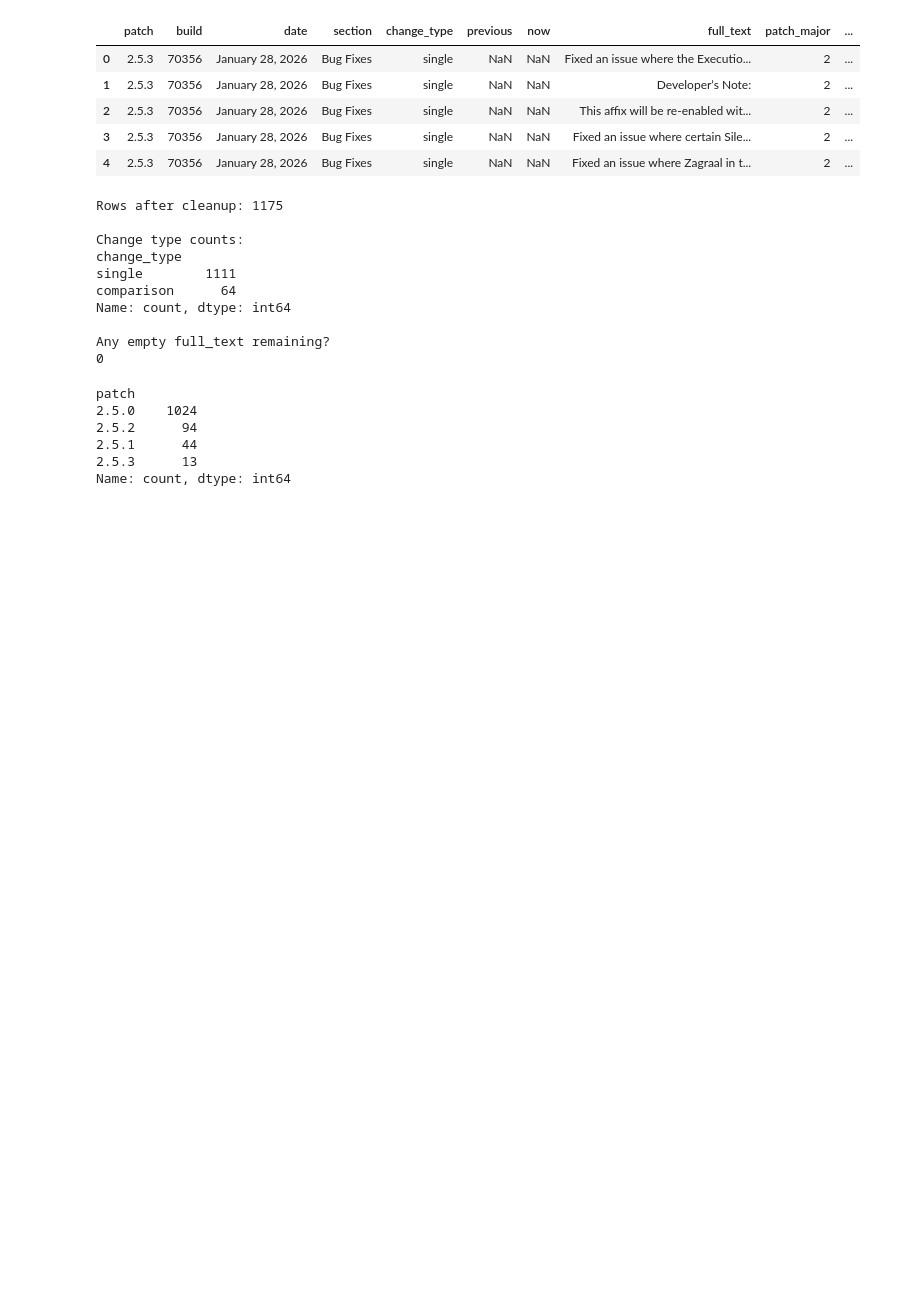
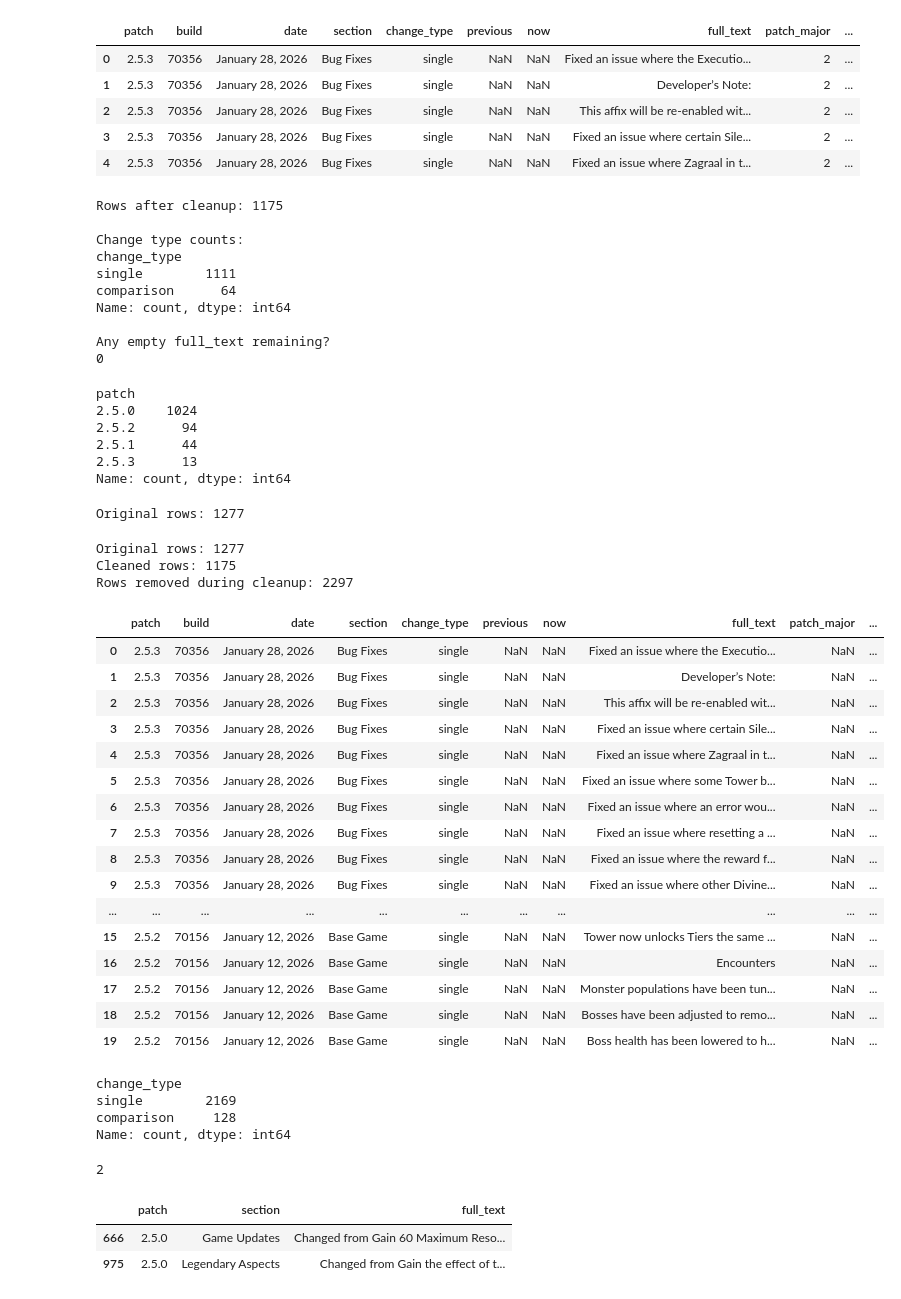
Before and after one commit to AlexToon55/H519-GroupProject, a Jupyter notebook: Brian's Work/parse_patch_notes.ipynb, the cells around one changed output. Drawn from its saved outputs; the diff is of its cells as text; code cells hidden in the pictures; blank space fills up the shorter version.

```diff
--- a/Brian's Work/parse_patch_notes.ipynb
+++ b/Brian's Work/parse_patch_notes.ipynb
@@ -290,3 +290,74 @@ patch
 2.5.1      44
 2.5.3      13
 Name: count, dtype: int64
+# %%
+# ---------------------------------------
+# DIAGNOSTIC — Recreate Original Parsed DF
+# ---------------------------------------
+
+df_original = parse_patch_notes(input_file)
+
+print("Original rows:", len(df_original))
+# %% [output]
+Original rows: 1277
+# %%
+# ---------------------------------------
+# DIAGNOSTIC — Compare Removed Rows
+# ---------------------------------------
+
+print("Original rows:", len(df_original))
+print("Cleaned rows:", len(df))
+
+# Find rows that existed originally but are missing now
+removed_rows = pd.concat([df_original, df]).drop_duplicates(keep=False)
+
+print("Rows removed during cleanup:", len(removed_rows))
+# %% [output]
+Original rows: 1277
+Cleaned rows: 1175
+Rows removed during cleanup: 2297
+# %%
+removed_rows.head(20)
+# %% [output]
+|  | patch | build | date | section | change_type | previous | now | full_text | patch_major | ... |
+| 0 | 2.5.3 | 70356 | January 28, 2026 | Bug Fixes | single | NaN | NaN | Fixed an issue where the Executio... | NaN | ... |
+| 1 | 2.5.3 | 70356 | January 28, 2026 | Bug Fixes | single | NaN | NaN | Developer’s Note: | NaN | ... |
+| 2 | 2.5.3 | 70356 | January 28, 2026 | Bug Fixes | single | NaN | NaN | This affix will be re-enabled wit... | NaN | ... |
+| 3 | 2.5.3 | 70356 | January 28, 2026 | Bug Fixes | single | NaN | NaN | Fixed an issue where certain Sile... | NaN | ... |
+| 4 | 2.5.3 | 70356 | January 28, 2026 | Bug Fixes | single | NaN | NaN | Fixed an issue where Zagraal in t... | NaN | ... |
+| 5 | 2.5.3 | 70356 | January 28, 2026 | Bug Fixes | single | NaN | NaN | Fixed an issue where some Tower b... | NaN | ... |
+| 6 | 2.5.3 | 70356 | January 28, 2026 | Bug Fixes | single | NaN | NaN | Fixed an issue where an error wou... | NaN | ... |
+| 7 | 2.5.3 | 70356 | January 28, 2026 | Bug Fixes | single | NaN | NaN | Fixed an issue where resetting a ... | NaN | ... |
+| 8 | 2.5.3 | 70356 | January 28, 2026 | Bug Fixes | single | NaN | NaN | Fixed an issue where the reward f... | NaN | ... |
+| 9 | 2.5.3 | 70356 | January 28, 2026 | Bug Fixes | single | NaN | NaN | Fixed an issue where other Divine... | NaN | ... |
+| ... | ... | ... | ... | ... | ... | ... | ... | ... | ... | ... |
+| 15 | 2.5.2 | 70156 | January 12, 2026 | Base Game | single | NaN | NaN | Tower now unlocks Tiers the same ... | NaN | ... |
+| 16 | 2.5.2 | 70156 | January 12, 2026 | Base Game | single | NaN | NaN | Encounters | NaN | ... |
+| 17 | 2.5.2 | 70156 | January 12, 2026 | Base Game | single | NaN | NaN | Monster populations have been tun... | NaN | ... |
+| 18 | 2.5.2 | 70156 | January 12, 2026 | Base Game | single | NaN | NaN | Bosses have been adjusted to remo... | NaN | ... |
+| 19 | 2.5.2 | 70156 | January 12, 2026 | Base Game | single | NaN | NaN | Boss health has been lowered to h... | NaN | ... |
+# %%
+removed_rows["patch"].value_counts()
+removed_rows["change_type"].value_counts()
+# %% [output]
+change_type
+single        2169
+comparison     128
+Name: count, dtype: int64
+# %%
+# Rows that were in original but not in cleaned
+actually_removed = df_original.merge(
+    df,
+    how="left",
+    indicator=True
+).query('_merge == "left_only"')
+
+len(actually_removed)
+# %% [output]
+2
+# %%
+actually_removed[["patch", "section", "full_text"]]
+# %% [output]
+|  | patch | section | full_text |
+| 666 | 2.5.0 | Game Updates | Changed from Gain 60 Maximum Reso... |
+| 975 | 2.5.0 | Legendary Aspects | Changed from Gain the effect of t... |
```
Also changed, not shown: parts of 2 cells of this notebook.
